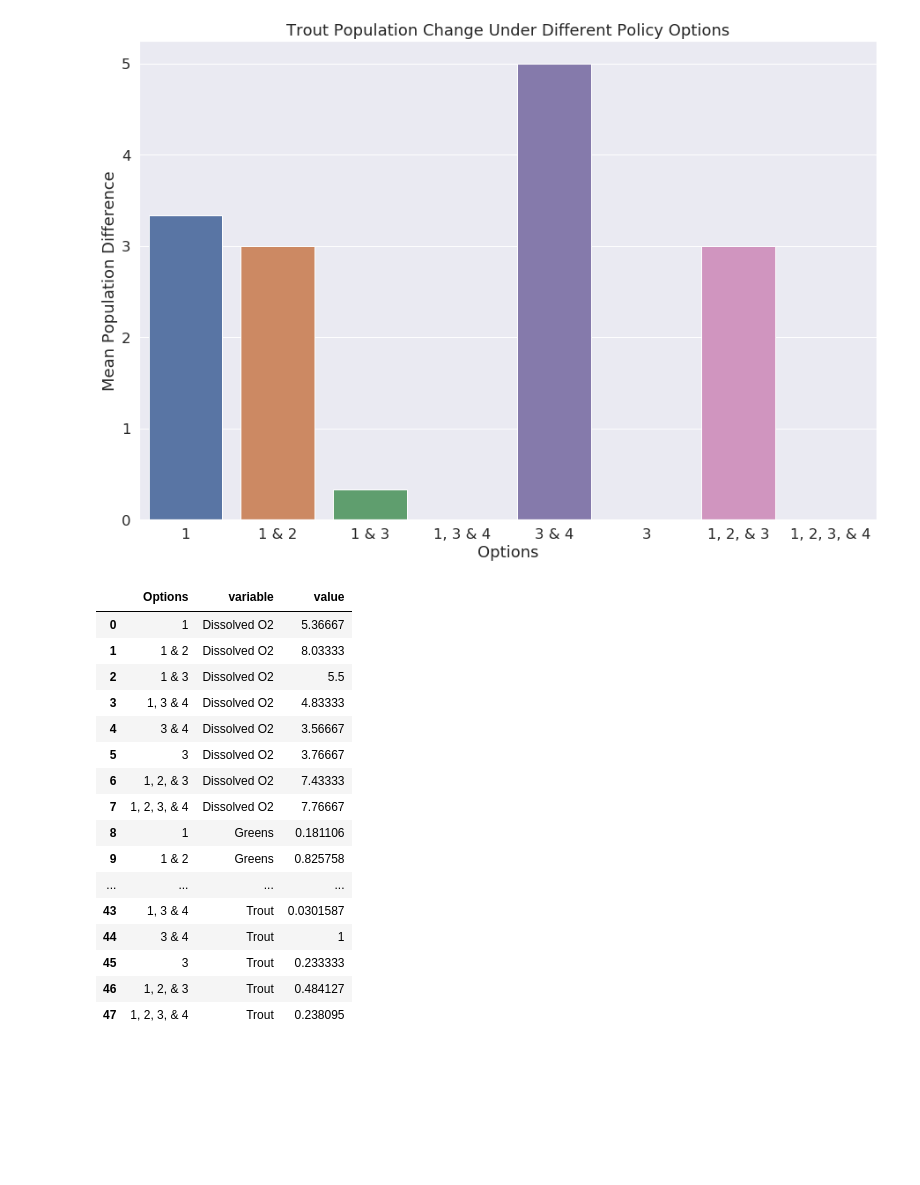
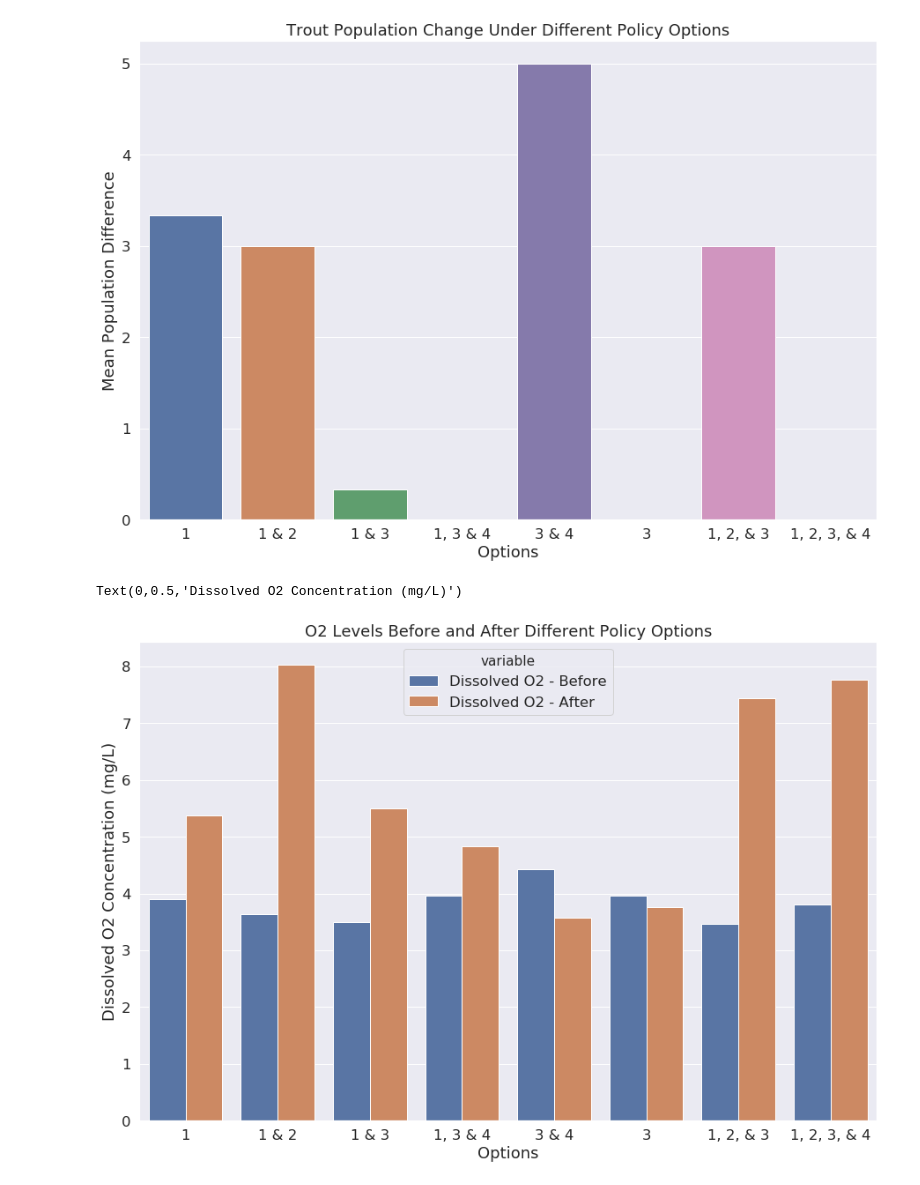
Before and after one commit to jtloong/simbio-lake-model, a Jupyter notebook: analysis/analysis.ipynb, the cells around one changed output. Drawn from its saved outputs; the diff is of its cells as text; code cells hidden in the pictures; blank space fills up the shorter version.

```diff
--- a/analysis/analysis.ipynb
+++ b/analysis/analysis.ipynb
@@ -115,23 +115,24 @@ for species in temp['variable'].unique():
 [figure]
 [figure]
 [figure]
-# %%
-temp
-# %% [output]
-|  | Options | variable | value |
-| 0 | 1 | Dissolved O2 | 5.36667 |
-| 1 | 1 & 2 | Dissolved O2 | 8.03333 |
-| 2 | 1 & 3 | Dissolved O2 | 5.5 |
-| 3 | 1, 3 & 4 | Dissolved O2 | 4.83333 |
-| 4 | 3 & 4 | Dissolved O2 | 3.56667 |
-| 5 | 3 | Dissolved O2 | 3.76667 |
-| 6 | 1, 2, & 3 | Dissolved O2 | 7.43333 |
-| 7 | 1, 2, 3, & 4 | Dissolved O2 | 7.76667 |
-| 8 | 1 | Greens | 0.181106 |
-| 9 | 1 & 2 | Greens | 0.825758 |
-| ... | ... | ... | ... |
-| 43 | 1, 3 & 4 | Trout | 0.0301587 |
-| 44 | 3 & 4 | Trout | 1 |
-| 45 | 3 | Trout | 0.233333 |
-| 46 | 1, 2, & 3 | Trout | 0.484127 |
-| 47 | 1, 2, 3, & 4 | Trout | 0.238095 |
+# %%
+oxygen = pd.DataFrame(columns=['Options', 'Dissolved O2 - Before', 'Dissolved O2 - After'])
+oxygen['Options'] = mean_data['Options']
+
+initial_means = []
+for option in oxygen['Options']:
+    initial_means.append(initial_data[initial_data['Options'] == option]['Dissolved O2'].mean())
+
+oxygen['Dissolved O2 - Before'] = initial_means
+oxygen['Dissolved O2 - After'] = mean_data['Dissolved O2']
+
+oxygen = oxygen.melt(id_vars='Options')
+
+plt.figure(figsize=(15,10))
+plt.title('O2 Levels Before and After Different Policy Options')
+sns.set(font_scale=1.5)
+sns.barplot(x='Options', y='value', hue='variable', data=oxygen)
+plt.ylabel('Dissolved O2 Concentration (mg/L)')
+# %% [output]
+Text(0,0.5,'Dissolved O2 Concentration (mg/L)')
+[figure, added]
```
Also changed, not shown: 1 other file.
